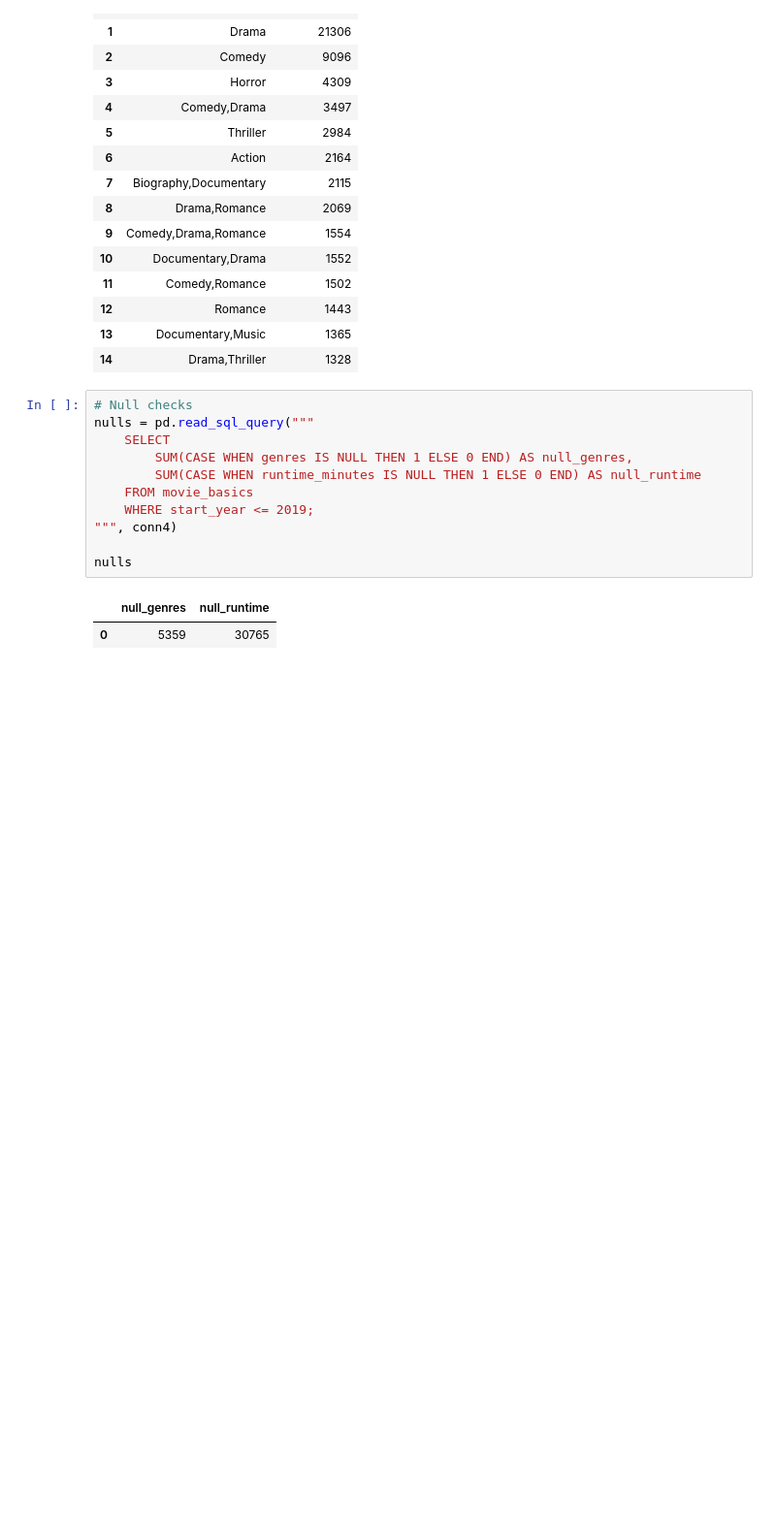
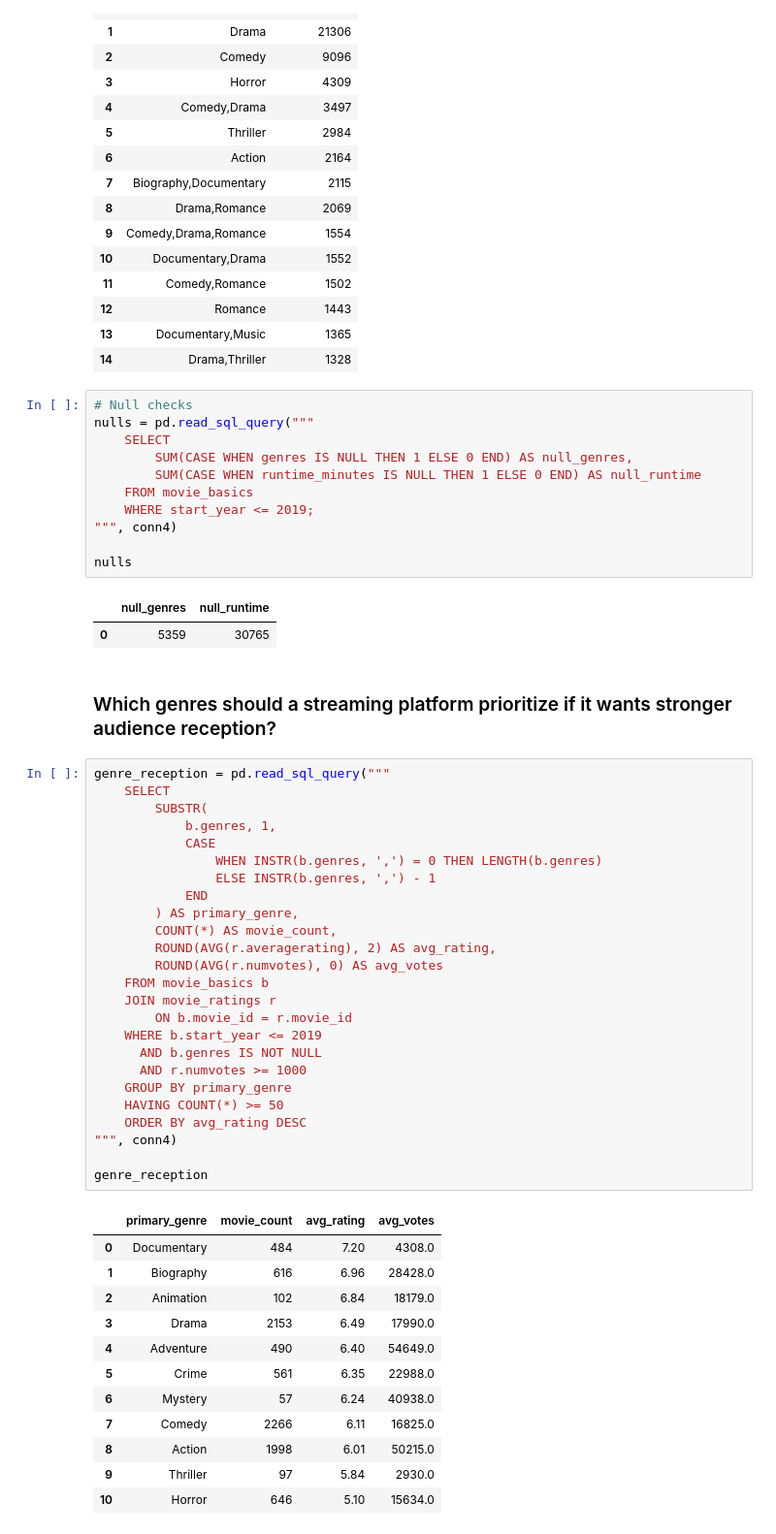
Before and after one commit to drivernf/dsc-sql-summative-lab, a Jupyter notebook: SQLSummativeLab.ipynb, the cells around one changed output. Shown at 97% size. Saved outputs shown, nothing was run; the diff lists cells and outputs as text; blank space fills up the shorter version.

Commit message:
Genre reception

```diff
--- a/SQLSummativeLab.ipynb
+++ b/SQLSummativeLab.ipynb
@@ -564,3 +564,43 @@ nulls
 # %% [output]
 |  | null_genres | null_runtime |
 | 0 | 5359 | 30765 |
+# %% [markdown]
+### Which genres should a streaming platform prioritize if it wants stronger audience reception?
+# %%
+genre_reception = pd.read_sql_query("""
+    SELECT
+        SUBSTR(
+            b.genres, 1,
+            CASE
+                WHEN INSTR(b.genres, ',') = 0 THEN LENGTH(b.genres)
+                ELSE INSTR(b.genres, ',') - 1
+            END
+        ) AS primary_genre,
+        COUNT(*) AS movie_count,
+        ROUND(AVG(r.averagerating), 2) AS avg_rating,
+        ROUND(AVG(r.numvotes), 0) AS avg_votes
+    FROM movie_basics b
+    JOIN movie_ratings r
+        ON b.movie_id = r.movie_id
+    WHERE b.start_year <= 2019
+      AND b.genres IS NOT NULL
+      AND r.numvotes >= 1000
+    GROUP BY primary_genre
+    HAVING COUNT(*) >= 50
+    ORDER BY avg_rating DESC
+""", conn4)
+
+genre_reception
+# %% [output]
+|  | primary_genre | movie_count | avg_rating | avg_votes |
+| 0 | Documentary | 484 | 7.20 | 4308.0 |
+| 1 | Biography | 616 | 6.96 | 28428.0 |
+| 2 | Animation | 102 | 6.84 | 18179.0 |
+| 3 | Drama | 2153 | 6.49 | 17990.0 |
+| 4 | Adventure | 490 | 6.40 | 54649.0 |
+| 5 | Crime | 561 | 6.35 | 22988.0 |
+| 6 | Mystery | 57 | 6.24 | 40938.0 |
+| 7 | Comedy | 2266 | 6.11 | 16825.0 |
+| 8 | Action | 1998 | 6.01 | 50215.0 |
+| 9 | Thriller | 97 | 5.84 | 2930.0 |
+| 10 | Horror | 646 | 5.10 | 15634.0 |
```
